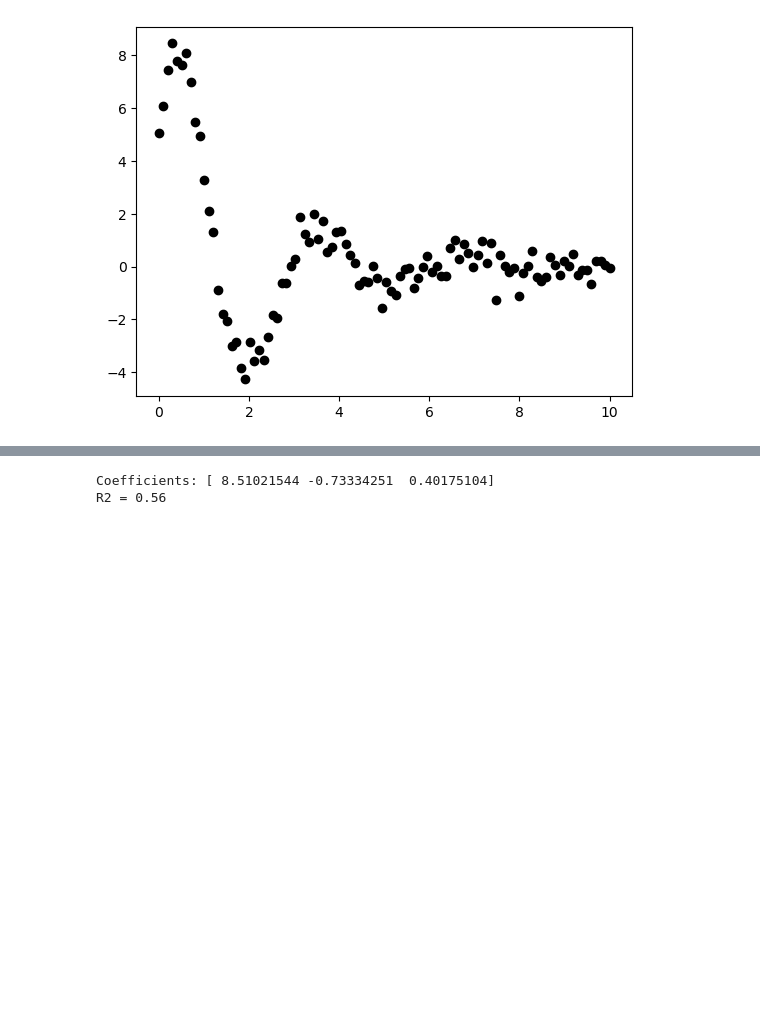
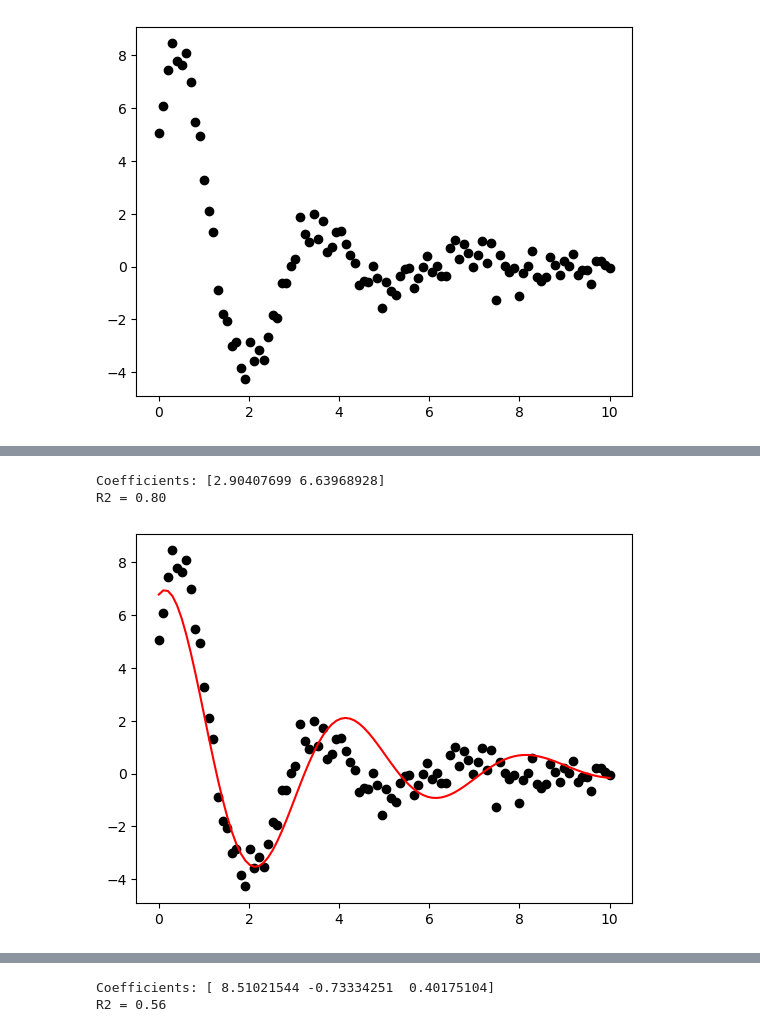
Before and after one commit to Emil-labs/Data-G8, a Jupyter notebook: Regression/regression2.ipynb, the cells around one changed output, grey strips where cells are left out. Drawn from its saved outputs; the diff is of its cells as text; code cells hidden in the pictures; blank space fills up the shorter version.

```diff
--- a/Regression/regression2.ipynb
+++ b/Regression/regression2.ipynb
@@ -66,7 +66,7 @@ np.random.seed(42)
 
 # We collected n=100 measures
 n = 100
-x = np.linspace(0, 10, n)
+t = np.linspace(0, 10, n) # 10 seconds experiment
 
 # Let's imagine we know the coefficients
 A = 10
@@ -76,10 +76,10 @@ phi = 0.5
 
 # We made n noisy observations
 msrmt_error = 0.5
-y_obs = A * np.sin(omega * x + phi) * np.exp(-alpha * x) + np.random.normal(0, msrmt_error, size=x.shape)
+y_obs = A * np.sin(omega * t + phi) * np.exp(-alpha * t) + np.random.normal(0, msrmt_error, size=t.shape)
 
 # Plot the data
-plt.scatter(x, y_obs, color='k')
+plt.scatter(t, y_obs, color='k')
 plt.show()
 # %% [output]
 [figure]
@@ -87,0 +105,22 @@ Then, how do you find the coeficients ? Is it a way to approximate our target us
+# %%
+# "I see visually a period T of roughly 4 seconds between each peak... So I estimate omega_est as 2pi/T = 1.57 or so
+# " The peak seems to go from 7 to 2 in the first 4 seconds... I can solve exp(-4 alpha) approximately equal to 2/7
+
+alpha_est = 0.31
+omega_est = 1.57
+X = np.column_stack((np.sin(omega_est*x)*np.exp(-alpha_est*x), np.cos(omega_est*x)*np.exp(-alpha_est*x)))
+
+# Let's copy paste the previous code snippet to see ...
+from sklearn.linear_model import LinearRegression
+model = LinearRegression()
+model.fit(X, y_obs) # Pay attention to the shape of the data
+y_pred = model.predict(X)
+
+plt.scatter(x, y_obs, color='k')
+plt.plot(x, y_pred, color='r')
+print(f'Coefficients: {model.coef_}')
+print(f'R2 = {model.score(X, y_obs):.2f}')
+# %% [output]
+Coefficients: [2.90407699 6.63968928]
+R2 = 0.80
+[figure, added]
```
Also changed, not shown: parts of 30 cells of this notebook.
